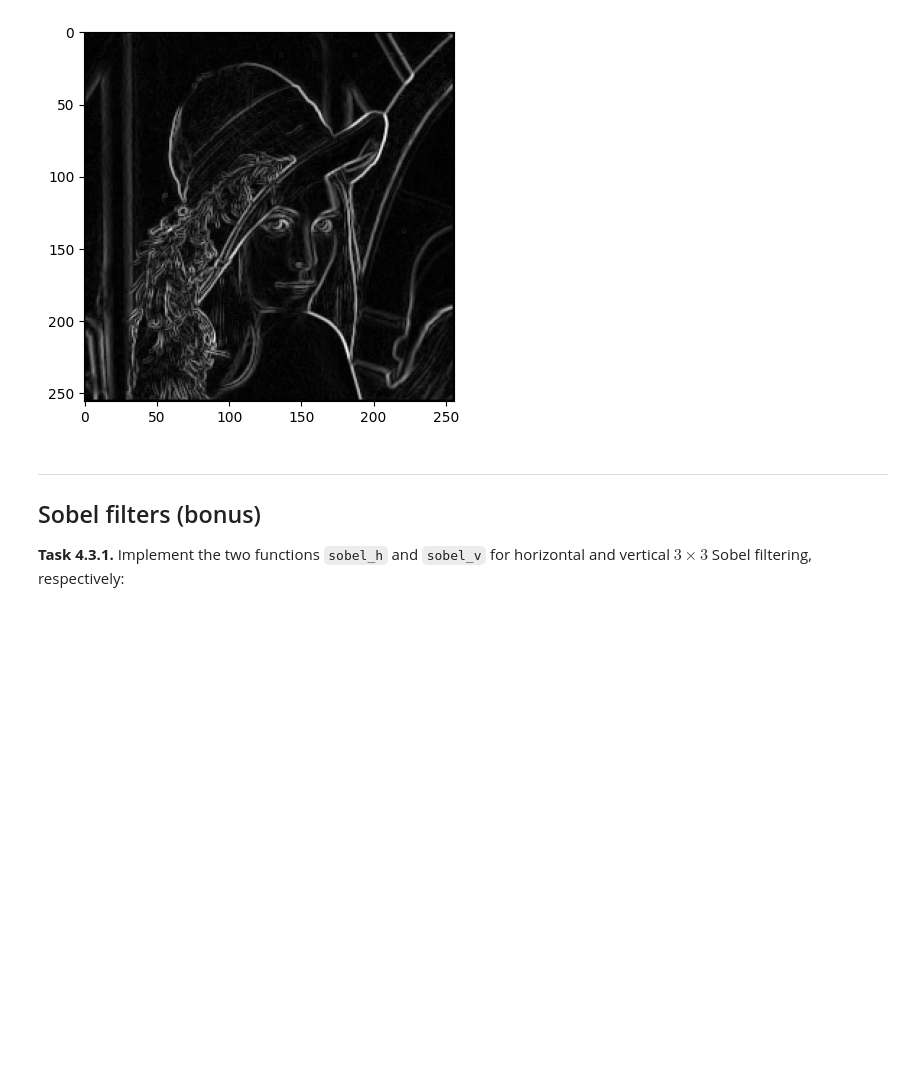
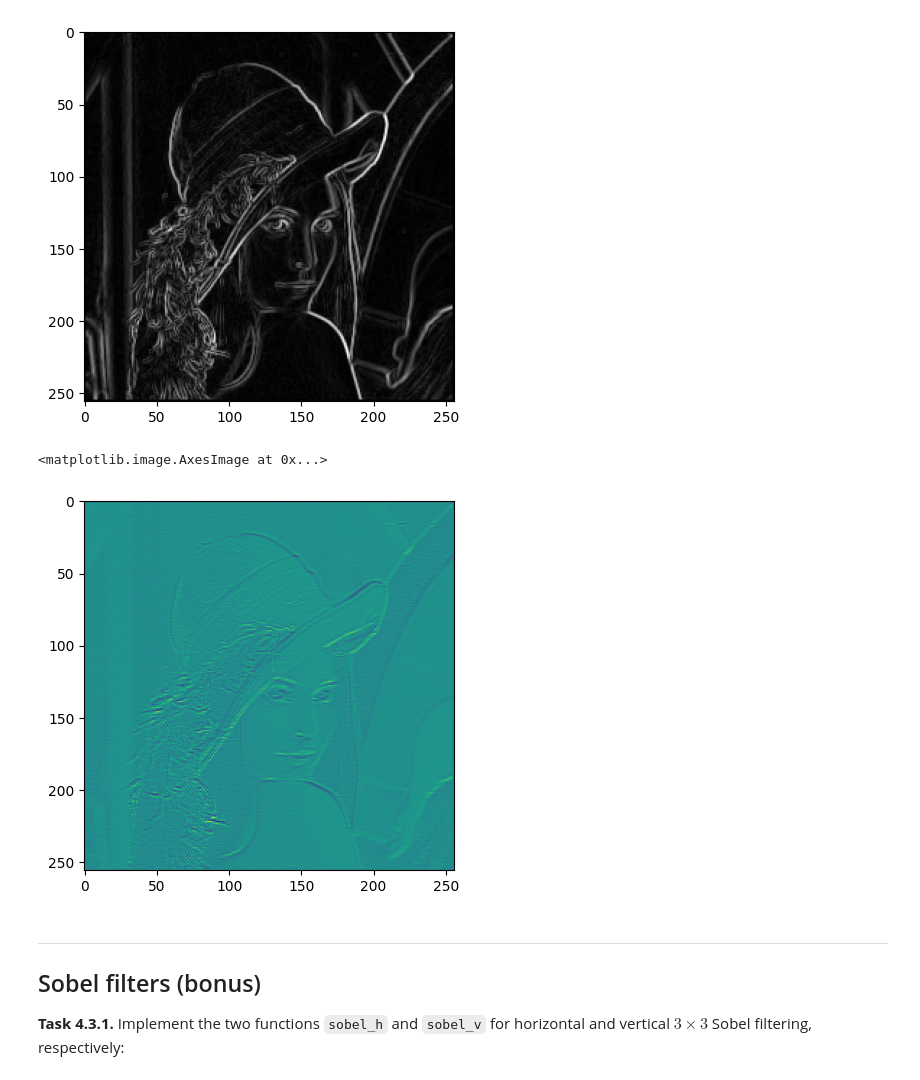
Before and after one commit to tkreusel/mobi-fs3-python, a Jupyter notebook: task4.ipynb, the cells around one changed output. Cells and saved outputs as stored; diff of their text form; code cells hidden in the pictures; blank space fills up the shorter version.

Commit message:
testf

```diff
--- a/task4.ipynb
+++ b/task4.ipynb
@@ -93,6 +104,23 @@ plt.imshow(sk.imread("data/lena_prewitt_gradmag.tiff"),"grey")
 # %% [output]
 <matplotlib.image.AxesImage at 0x...>
 [figure]
+# %%
+def testf(img):
+    result = numpy.zeros(img.shape)
+    maske=numpy.array([[8,-1,7],[-10,-1,-10],[5,-1,4]])
+    for p in numpy.ndindex(img.shape):
+        if 0 < p[0]-1 and p[0]+1 < img.shape[0] and 0 < p[1]-1 and p[1] + 1 < img.shape[1]:
+            nb=0
+            nb+=sum(sum(img[p[0]-1:p[0]+2,p[1]-1:p[1]+2]*maske))
+            result[p]=nb
+        else:
+            result[p]=0
+    return result
+# %%
+plt.imshow(testf(Lena))
+# %% [output]
+<matplotlib.image.AxesImage at 0x...>
+[figure, added]
 # %% [markdown]
 ---
 
```
Also changed, not shown: parts of 6 cells of this notebook.
